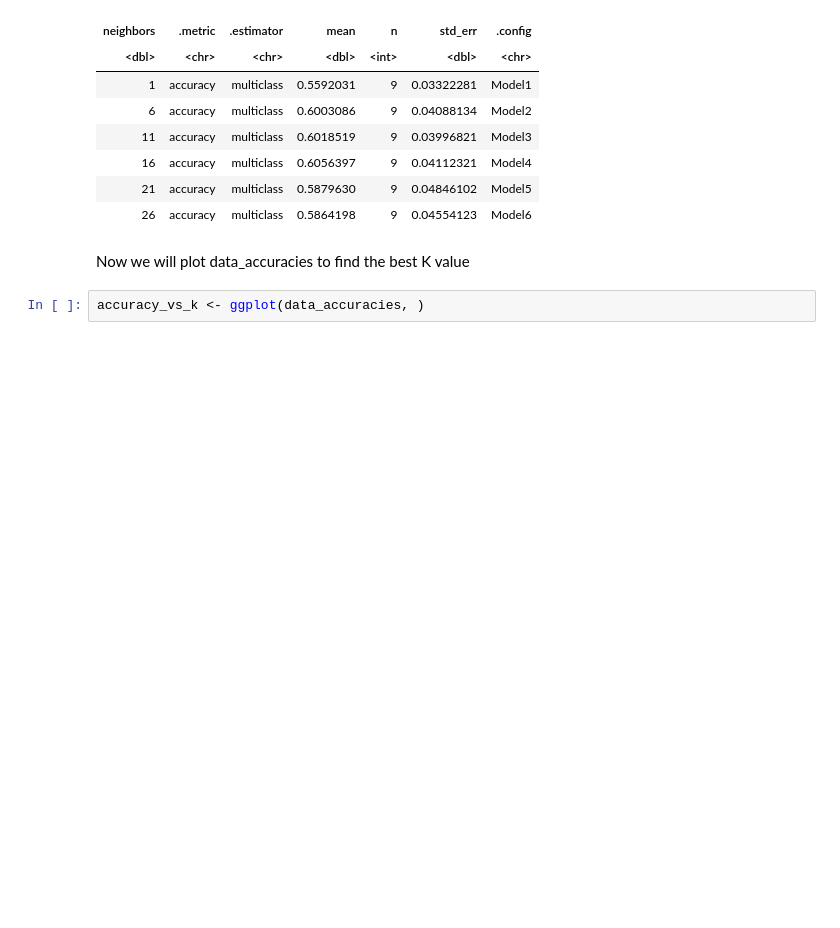
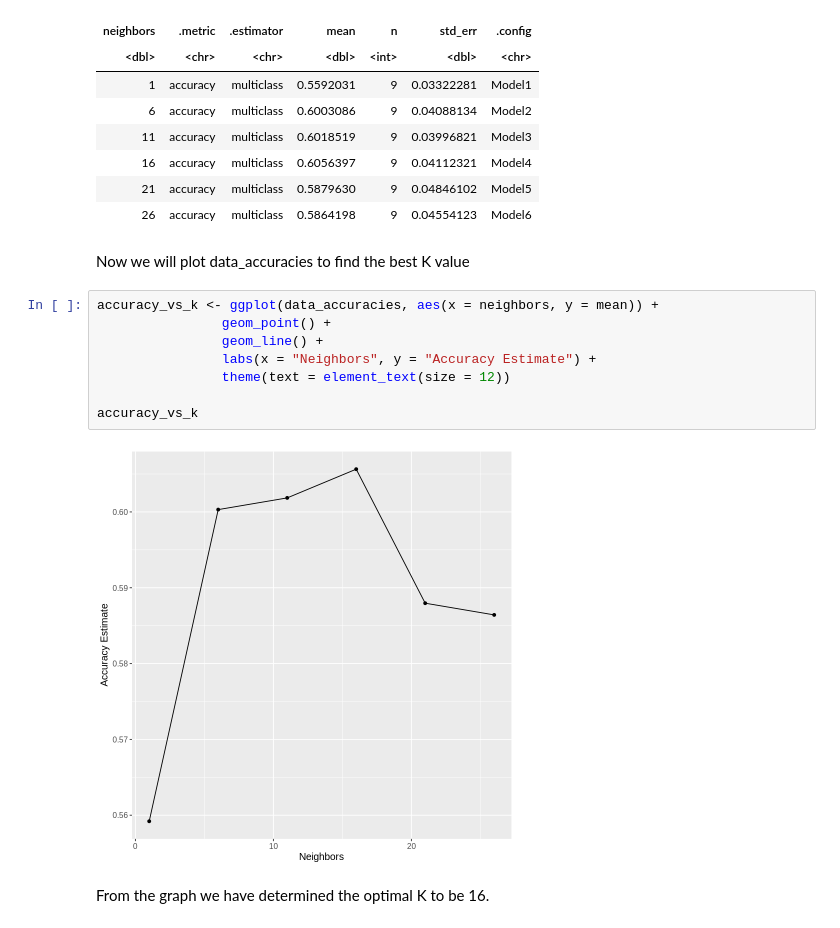
Before and after one commit to chloekim672/007-project-dsci-25-, a Jupyter notebook: dsciprojectfinal.ipynb, the cells around one changed output. Drawn from its saved outputs; the diff is of its cells as text; blank space fills up the shorter version.

```diff
--- a/dsciprojectfinal.ipynb
+++ b/dsciprojectfinal.ipynb
@@ -248,5 +248,15 @@ A tibble: 6 × 7
 | 26 | accuracy | multiclass | 0.5864198 | 9 | 0.04554123 | Model6 |
 # %% [markdown]
 Now we will plot data_accuracies to find the best K value
-# %%
-accuracy_vs_k <- ggplot(data_accuracies, )
+# %%
+accuracy_vs_k <- ggplot(data_accuracies, aes(x = neighbors, y = mean)) +
+                geom_point() +
+                geom_line() +
+                labs(x = "Neighbors", y = "Accuracy Estimate") +
+                theme(text = element_text(size = 12))
+
+accuracy_vs_k
+# %% [output]
+[figure, added]
+# %% [markdown]
+From the graph we have determined the optimal K to be 16.
```
